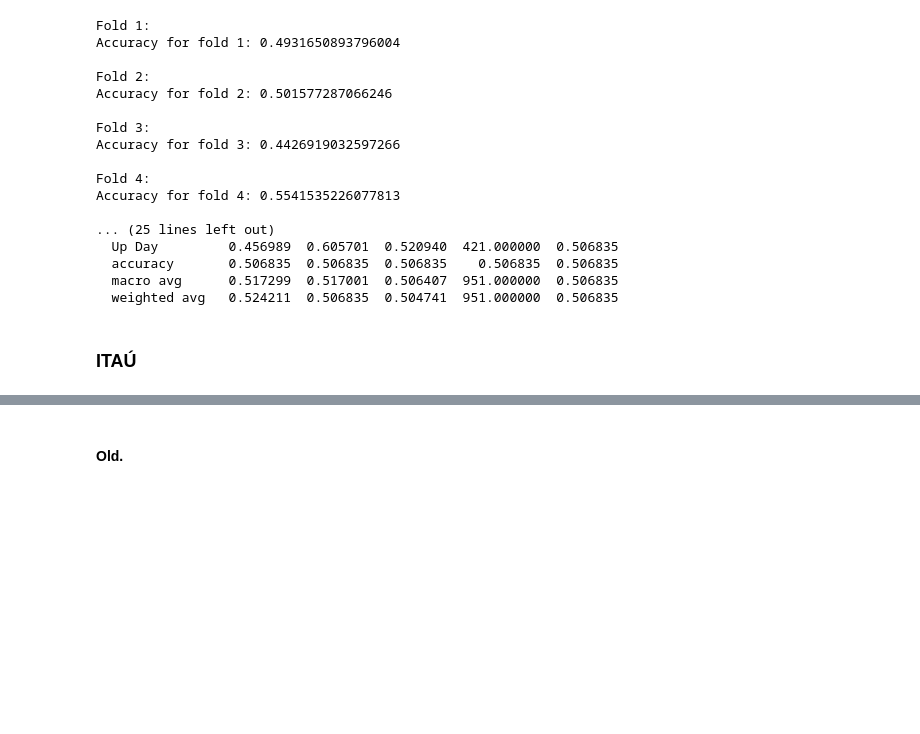
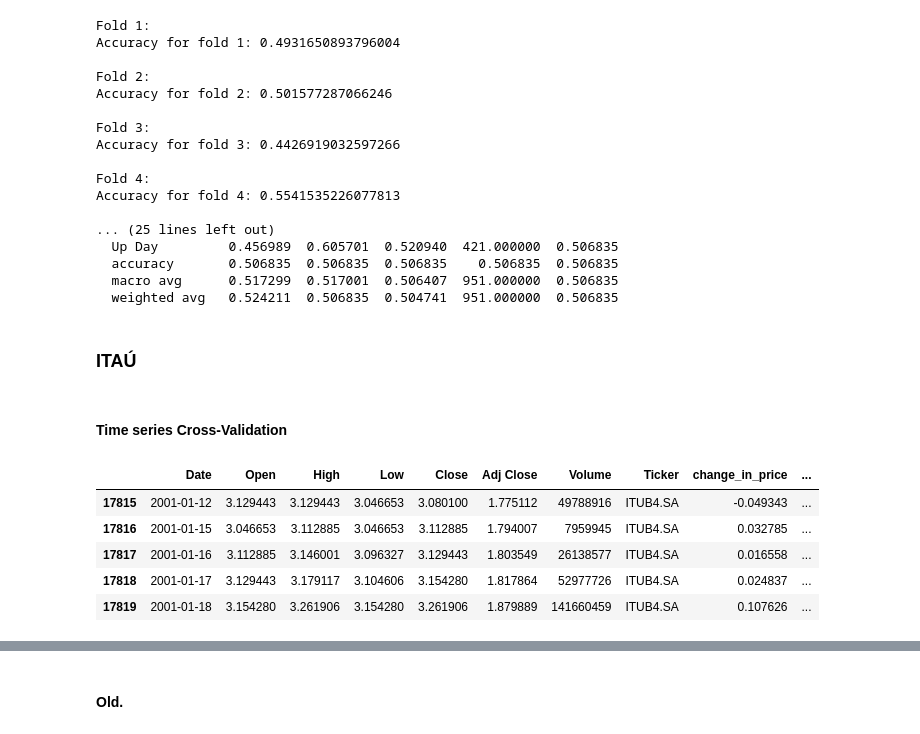
Before and after one commit to Bruno-Santana-Eco/TCC_Machine_learning, a Jupyter notebook: Random Forest 3.ipynb, the cells around one changed output, grey strips where cells are left out. Drawn from its saved outputs; the diff is of its cells as text; code cells hidden in the pictures; blank space fills up the shorter version.

Commit message:
Outros Tickers para validação

```diff
--- a/Random Forest 3.ipynb
+++ b/Random Forest 3.ipynb
@@ -1015,3 +1079,15 @@ Accuracy for fold 4: 0.5541535226077813
   weighted avg   0.524211  0.506835  0.504741  951.000000  0.506835
 # %% [markdown]
 ### ITAÚ
+# %% [markdown]
+#### Time series Cross-Validation
+# %%
+price_data_Itau = price_data[price_data['Ticker'].isin(['ITUB4.SA'])]
+price_data_Itau.head()
+# %% [output]
+|  | Date | Open | High | Low | Close | Adj Close | Volume | Ticker | change_in_price | ... |
+| 17815 | 2001-01-12 | 3.129443 | 3.129443 | 3.046653 | 3.080100 | 1.775112 | 49788916 | ITUB4.SA | -0.049343 | ... |
+| 17816 | 2001-01-15 | 3.046653 | 3.112885 | 3.046653 | 3.112885 | 1.794007 | 7959945 | ITUB4.SA | 0.032785 | ... |
+| 17817 | 2001-01-16 | 3.112885 | 3.146001 | 3.096327 | 3.129443 | 1.803549 | 26138577 | ITUB4.SA | 0.016558 | ... |
+| 17818 | 2001-01-17 | 3.129443 | 3.179117 | 3.104606 | 3.154280 | 1.817864 | 52977726 | ITUB4.SA | 0.024837 | ... |
+| 17819 | 2001-01-18 | 3.154280 | 3.261906 | 3.154280 | 3.261906 | 1.879889 | 141660459 | ITUB4.SA | 0.107626 | ... |
```
Also changed, not shown: parts of 52 cells of this notebook.
